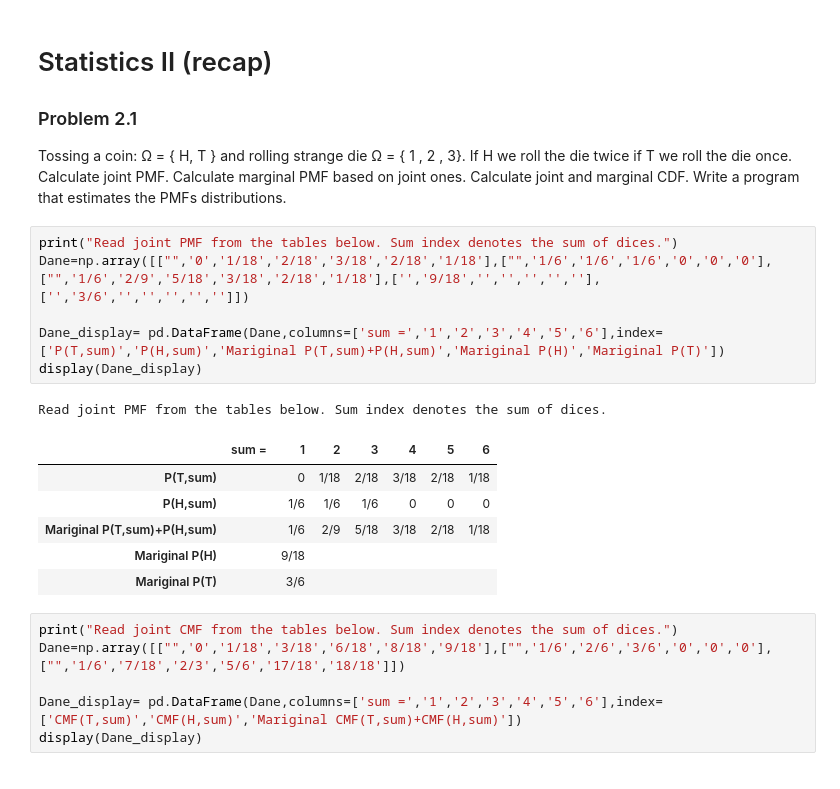
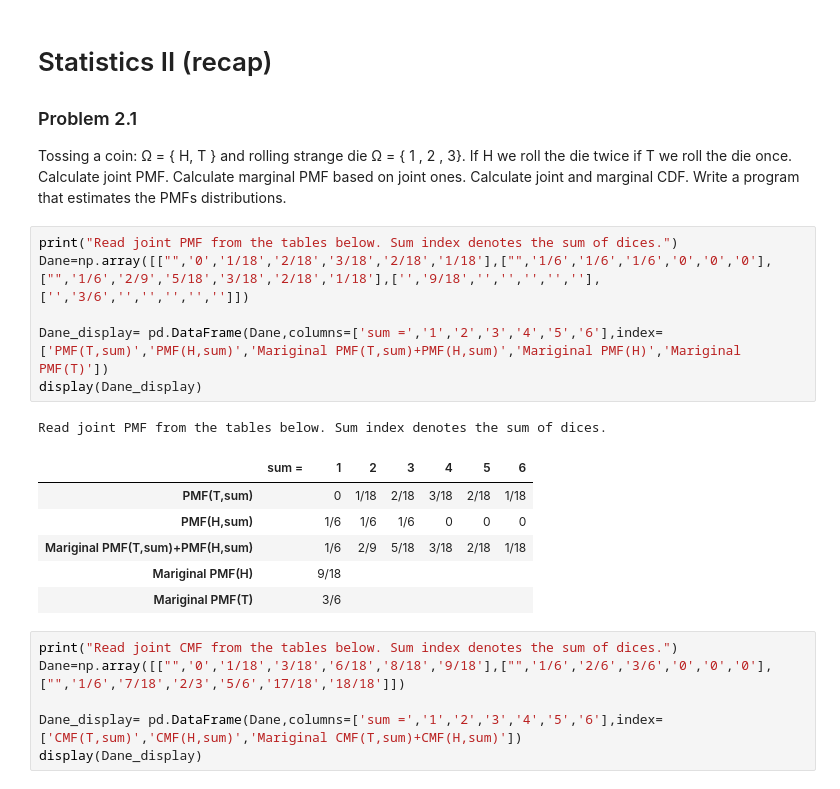
Before and after one commit to kmiec96/Modern-data-science, a Jupyter notebook: ML_2021_set2.ipynb, the cells around one changed output. Cells and saved outputs as stored; diff of their text form.

```diff
--- a/ML_2021_set2.ipynb
+++ b/ML_2021_set2.ipynb
@@ -341,17 +341,17 @@ Tossing a coin: Ω = { H, T } and rolling strange die Ω = { 1 , 2 , 3}. If H we
 # %%
 print("Read joint PMF from the tables below. Sum index denotes the sum of dices.")
 Dane=np.array([["",'0','1/18','2/18','3/18','2/18','1/18'],["",'1/6','1/6','1/6','0','0','0'],["",'1/6','2/9','5/18','3/18','2/18','1/18'],['','9/18','','','','',''],['','3/6','','','','','']])
 
-Dane_display= pd.DataFrame(Dane,columns=['sum =','1','2','3','4','5','6'],index=['P(T,sum)','P(H,sum)','Mariginal P(T,sum)+P(H,sum)','Mariginal P(H)','Mariginal P(T)'])
+Dane_display= pd.DataFrame(Dane,columns=['sum =','1','2','3','4','5','6'],index=['PMF(T,sum)','PMF(H,sum)','Mariginal PMF(T,sum)+PMF(H,sum)','Mariginal PMF(H)','Mariginal PMF(T)'])
 display(Dane_display)
 # %% [output]
 Read joint PMF from the tables below. Sum index denotes the sum of dices.
 |  | sum = | 1 | 2 | 3 | 4 | 5 | 6 |
-| P(T,sum) |  | 0 | 1/18 | 2/18 | 3/18 | 2/18 | 1/18 |
-| P(H,sum) |  | 1/6 | 1/6 | 1/6 | 0 | 0 | 0 |
-| Mariginal P(T,sum)+P(H,sum) |  | 1/6 | 2/9 | 5/18 | 3/18 | 2/18 | 1/18 |
-| Mariginal P(H) |  | 9/18 |  |  |  |  |  |
-| Mariginal P(T) |  | 3/6 |  |  |  |  |  |
+| PMF(T,sum) |  | 0 | 1/18 | 2/18 | 3/18 | 2/18 | 1/18 |
+| PMF(H,sum) |  | 1/6 | 1/6 | 1/6 | 0 | 0 | 0 |
+| Mariginal PMF(T,sum)+PMF(H,sum) |  | 1/6 | 2/9 | 5/18 | 3/18 | 2/18 | 1/18 |
+| Mariginal PMF(H) |  | 9/18 |  |  |  |  |  |
+| Mariginal PMF(T) |  | 3/6 |  |  |  |  |  |
 # %%
 print("Read joint CMF from the tables below. Sum index denotes the sum of dices.")
 Dane=np.array([["",'0','1/18','3/18','6/18','8/18','9/18'],["",'1/6','2/6','3/6','0','0','0'],["",'1/6','7/18','2/3','5/6','17/18','18/18']])
```
Also changed, not shown: parts of 1 cell of this notebook.
